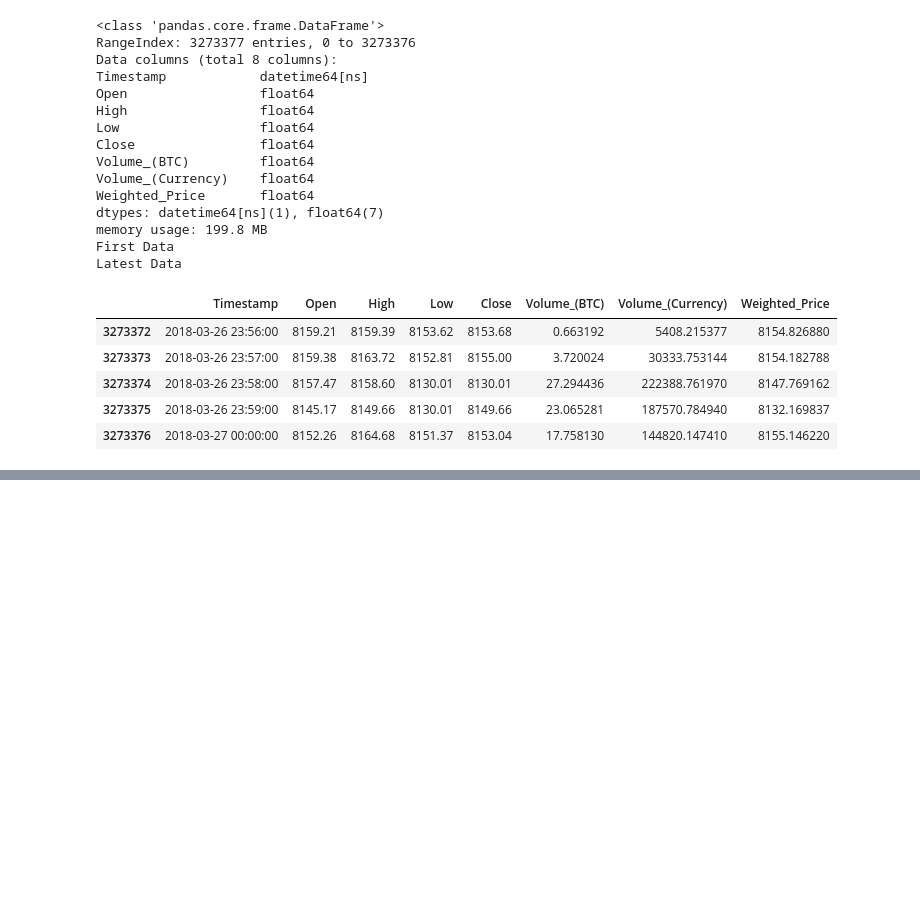
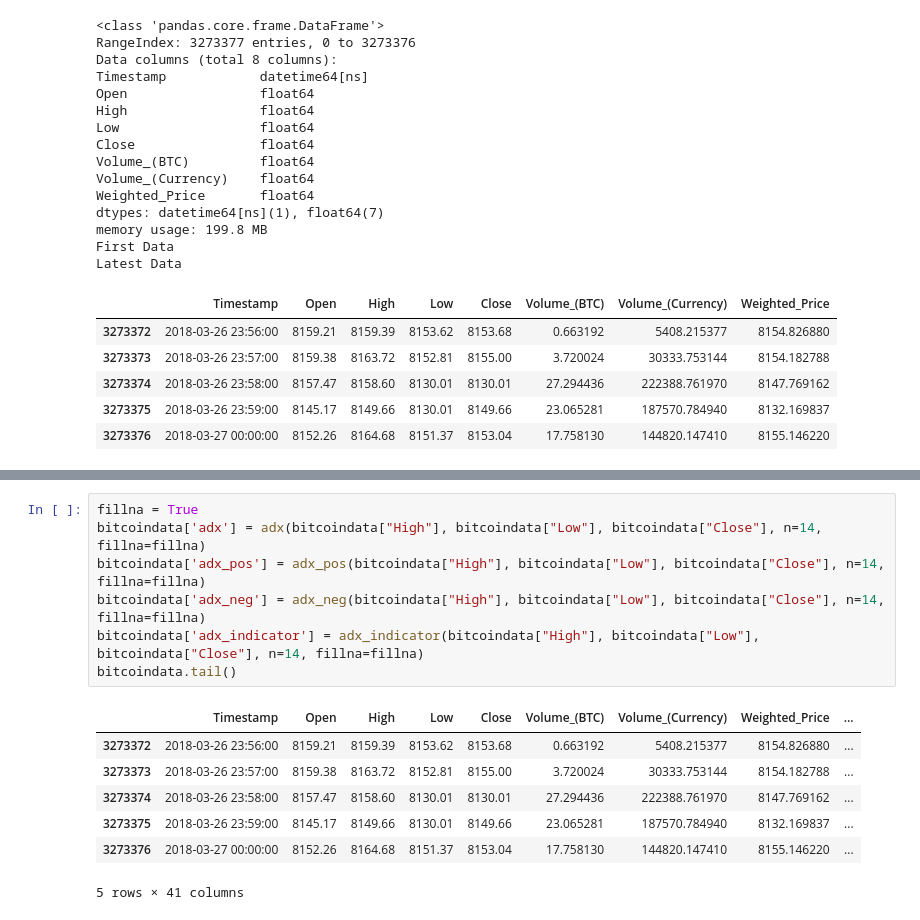
Before and after one commit to JohannesFerner/playing-with-tensorflow, a Jupyter notebook: first.ipynb, the cells around one changed output, grey strips where cells are left out. Saved outputs shown, nothing was run; the diff lists cells and outputs as text; blank space fills up the shorter version.

```diff
--- a/first.ipynb
+++ b/first.ipynb
@@ -81,0 +120,15 @@ Found GPU at: /device:GPU:0
+# %%
+fillna = True
+bitcoindata['adx'] = adx(bitcoindata["High"], bitcoindata["Low"], bitcoindata["Close"], n=14, fillna=fillna)
+bitcoindata['adx_pos'] = adx_pos(bitcoindata["High"], bitcoindata["Low"], bitcoindata["Close"], n=14, fillna=fillna)
+bitcoindata['adx_neg'] = adx_neg(bitcoindata["High"], bitcoindata["Low"], bitcoindata["Close"], n=14, fillna=fillna)
+bitcoindata['adx_indicator'] = adx_indicator(bitcoindata["High"], bitcoindata["Low"], bitcoindata["Close"], n=14, fillna=fillna)
+bitcoindata.tail()
+# %% [output]
+|  | Timestamp | Open | High | Low | Close | Volume_(BTC) | Volume_(Currency) | Weighted_Price | ... |
+| 3273372 | 2018-03-26 23:56:00 | 8159.21 | 8159.39 | 8153.62 | 8153.68 | 0.663192 | 5408.215377 | 8154.826880 | ... |
+| 3273373 | 2018-03-26 23:57:00 | 8159.38 | 8163.72 | 8152.81 | 8155.00 | 3.720024 | 30333.753144 | 8154.182788 | ... |
+| 3273374 | 2018-03-26 23:58:00 | 8157.47 | 8158.60 | 8130.01 | 8130.01 | 27.294436 | 222388.761970 | 8147.769162 | ... |
+| 3273375 | 2018-03-26 23:59:00 | 8145.17 | 8149.66 | 8130.01 | 8149.66 | 23.065281 | 187570.784940 | 8132.169837 | ... |
+| 3273376 | 2018-03-27 00:00:00 | 8152.26 | 8164.68 | 8151.37 | 8153.04 | 17.758130 | 144820.147410 | 8155.146220 | ... |
+5 rows × 41 columns
```
Also changed, not shown: parts of 17 cells of this notebook.
